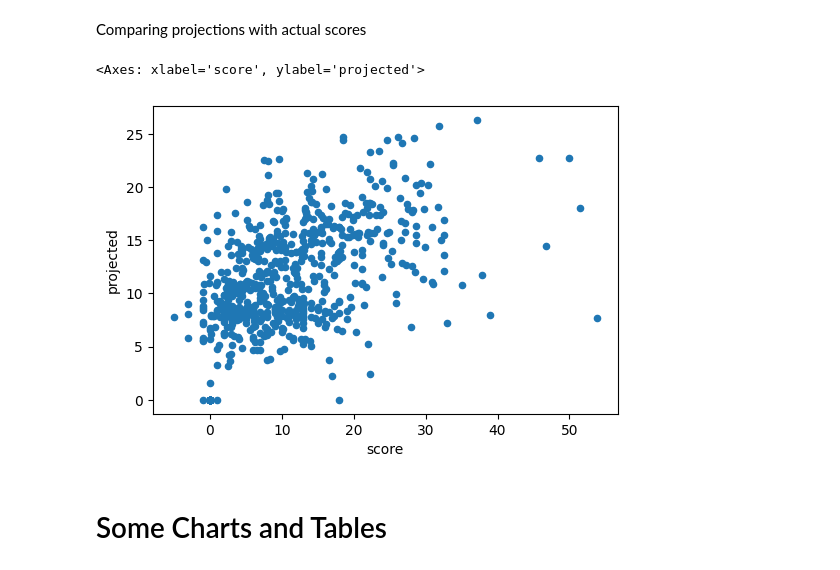
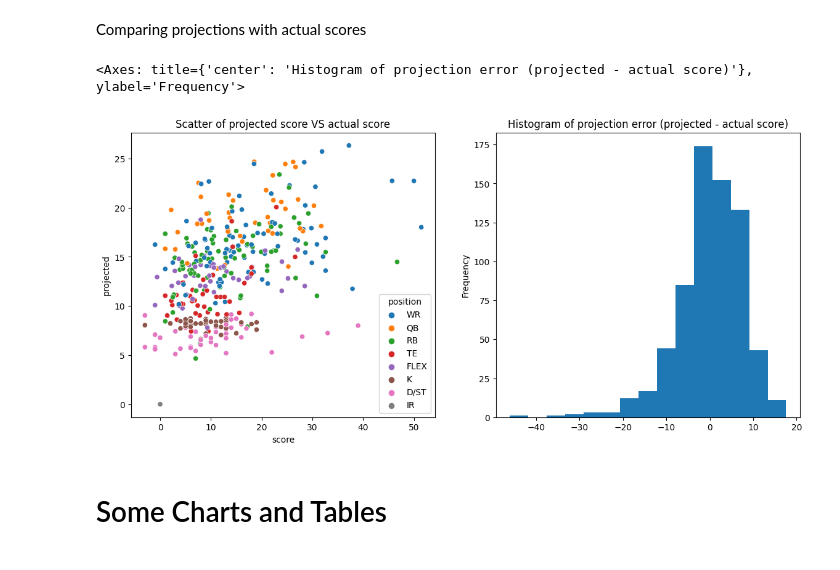
Before and after one commit to alexbatistaarantes/data-analysis, a Jupyter notebook: analysis/Fantasy Football/Fantasy Football.ipynb, the cells around one changed output. Saved outputs shown, nothing was run; the diff lists cells and outputs as text; code cells hidden in the pictures.

```diff
--- a/analysis/Fantasy Football/Fantasy Football.ipynb
+++ b/analysis/Fantasy Football/Fantasy Football.ipynb
@@ -135,12 +136,19 @@ ax[2].legend(fontsize="x-small")
 [figure]
 # %% [markdown]
 Comparing projections with actual scores
-# %%
-fig, ax = plt.subplots(figsize=(6,4))
-df.plot.scatter(x='score', y='projected', ax=ax)
-# %% [output]
-<Axes: xlabel='score', ylabel='projected'>
-[figure, removed]
+# %%
+fig, axs = plt.subplots(figsize=(14, 6), ncols=2)
+
+df['projection_error'] = df.projected - df.score
+
+axs[0].set_title("Scatter of projected score VS actual score")
+sns.scatterplot(data=df[df.position!='Bench'], x='score', y='projected', hue='position', ax=axs[0])
+
+axs[1].set_title("Histogram of projection error (projected - actual score)")
+df['projection_error'].plot.hist(bins=15, ax=axs[1])
+# %% [output]
+<Axes: title={'center': 'Histogram of projection error (projected - actual score)'}, ylabel='Frequency'>
+[figure, added]
 # %% [markdown]
 # Some Charts and Tables
 # %%
```
Also changed, not shown: parts of 3 cells of this notebook.
